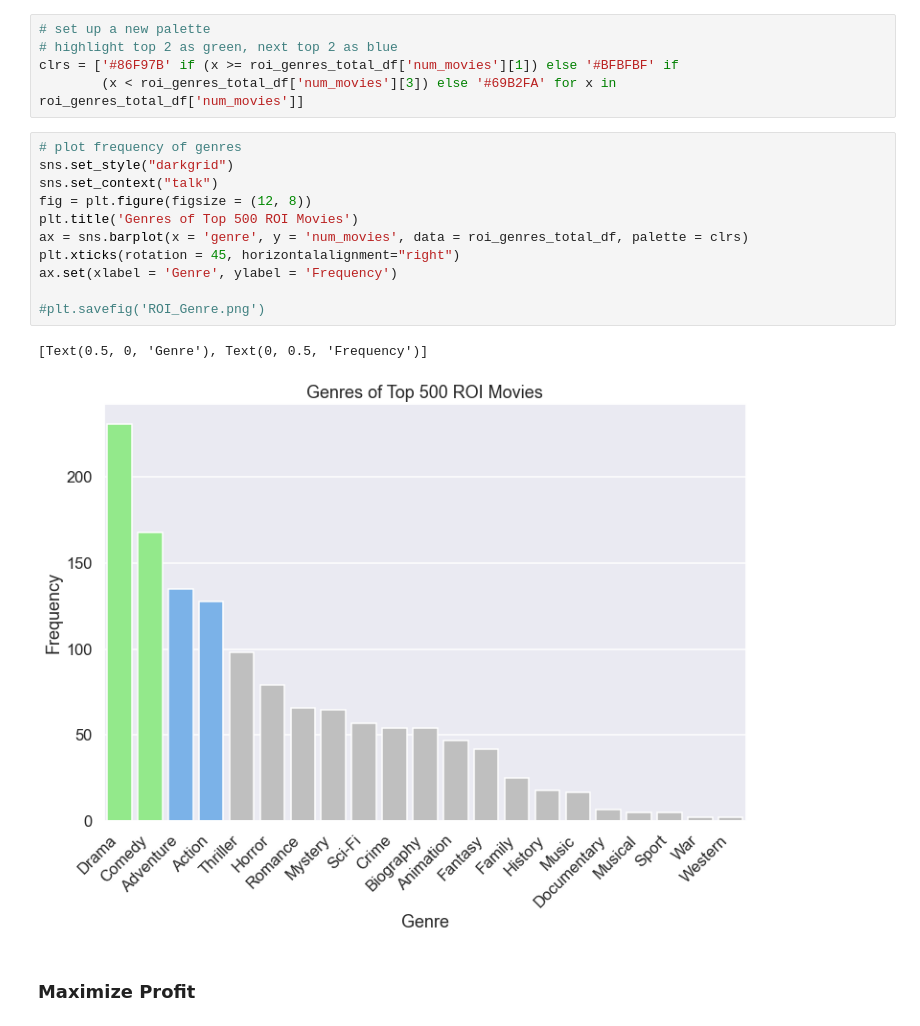
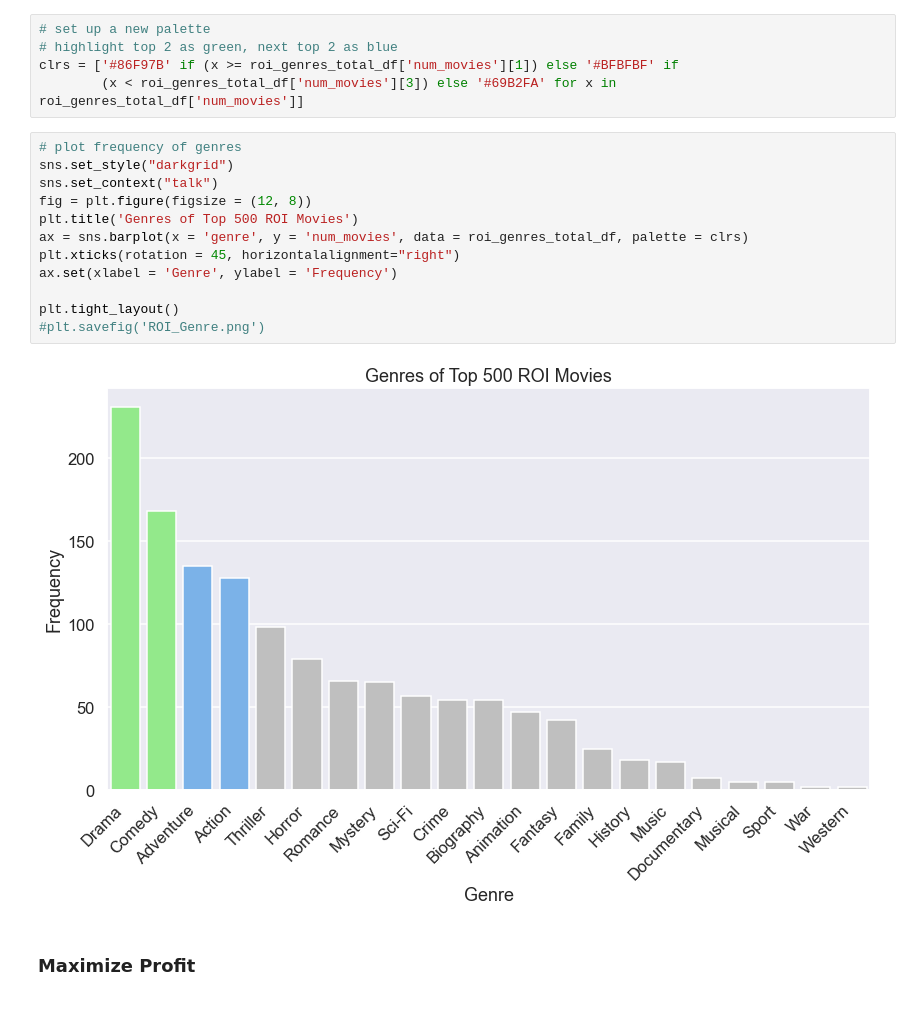
Before and after one commit to hoganbyun/Movie_analysis, a Jupyter notebook: Phase 1 Project Code.ipynb, the cells around one changed output. Saved outputs shown, nothing was run; the diff lists cells and outputs as text.

```diff
--- a/Phase 1 Project Code.ipynb
+++ b/Phase 1 Project Code.ipynb
@@ -691,17 +693,17 @@ clrs = ['#86F97B' if (x >= roi_genres_total_df['num_movies'][1]) else '#BFBFBF'
 # %%
 # plot frequency of genres
 sns.set_style("darkgrid")
 sns.set_context("talk")
 fig = plt.figure(figsize = (12, 8))
 plt.title('Genres of Top 500 ROI Movies')
 ax = sns.barplot(x = 'genre', y = 'num_movies', data = roi_genres_total_df, palette = clrs)
 plt.xticks(rotation = 45, horizontalalignment="right")
 ax.set(xlabel = 'Genre', ylabel = 'Frequency')
 
+plt.tight_layout()
 #plt.savefig('ROI_Genre.png')
 # %% [output]
-[Text(0.5, 0, 'Genre'), Text(0, 0.5, 'Frequency')]
-[figure, old version]
+[figure, new version]
 # %% [markdown]
 ### Maximize Profit
 # %%
```
Also changed, not shown: parts of 16 cells of this notebook, 13 other files.
